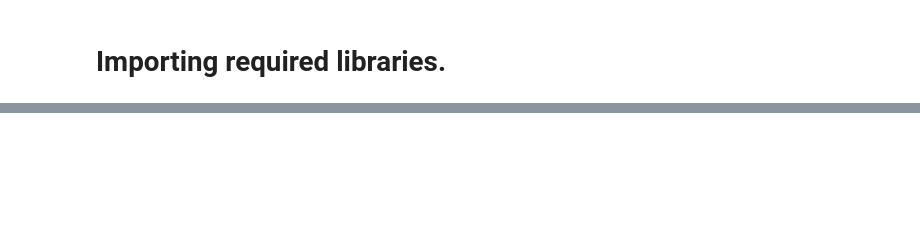
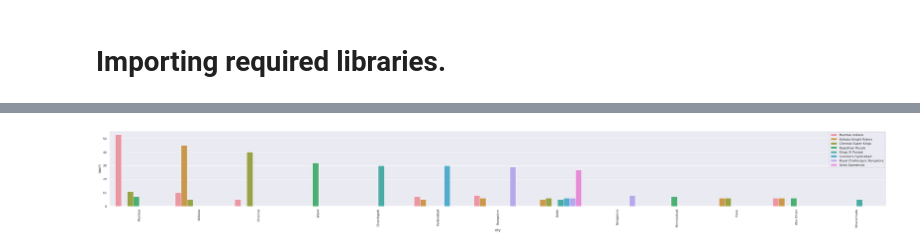
Before and after one commit to ankitatiwari7870/IPL_EDA, a Jupyter notebook: IPL_EDA.ipynb, the cells around one changed output, grey strips where cells are left out. Cells and saved outputs as stored; diff of their text form; code cells hidden in the pictures; blank space fills up the shorter version.

```diff
--- a/IPL_EDA.ipynb
+++ b/IPL_EDA.ipynb
@@ -36,0 +225,3 @@ df_ipl=pd.read_csv(csvfile)
+# %%
+win_grpd=df.groupby(['city','winner']).size().reset_index(name='count').sort_values(by='count',ascending=False)[:30]
+win_grpd
@@ -36,0 +264,9 @@ df_ipl=pd.read_csv(csvfile)
+# %%
+sns.set_palette('copper')
+plt.figure(figsize = (50,5))
+plt.xticks(rotation='vertical')
+ax=sns.barplot(x='city',y='count',hue='winner',data=win_grpd,errwidth=0)
+plt.legend(loc = 'upper right')
+plt.show()
+# %% [output]
+[figure, added]
```
Also changed, not shown: parts of 39 cells of this notebook.
